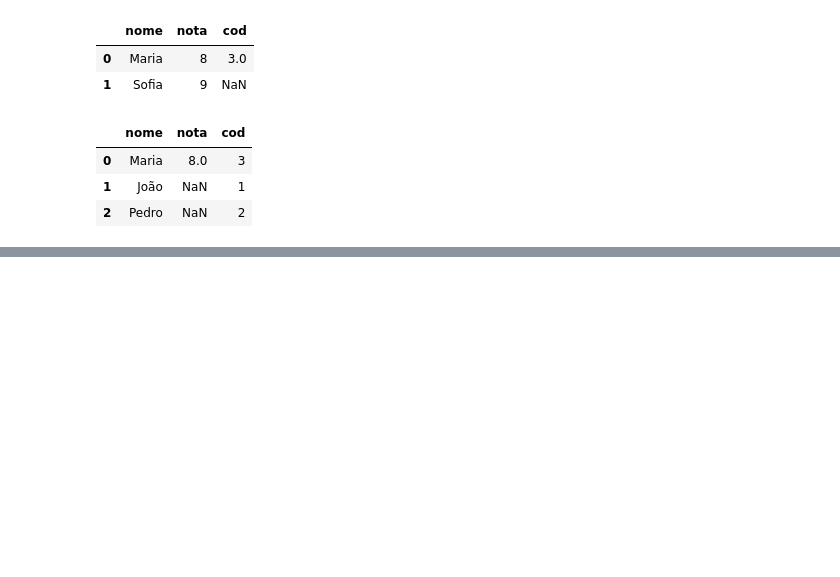
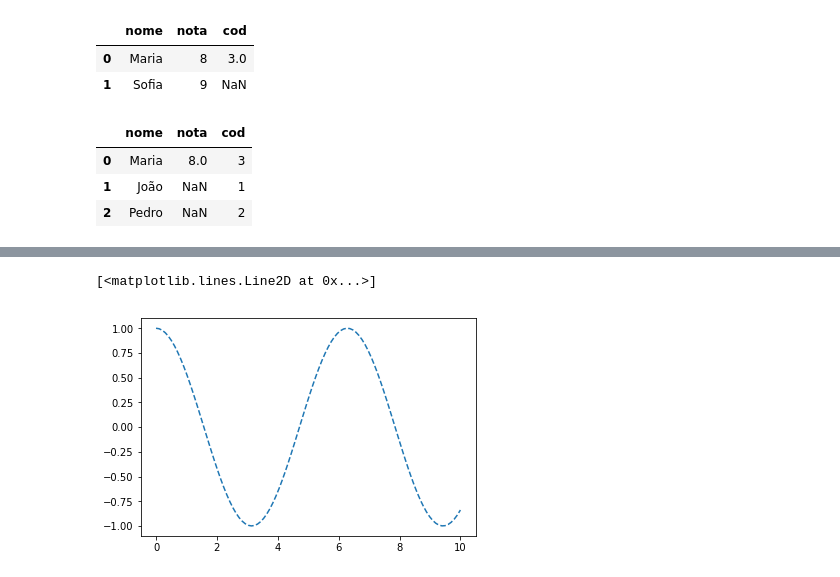
Before and after one commit to AndersonANascimento/udemy, a Jupyter notebook: Seção 6 - Pandas.ipynb, the cells around one changed output, grey strips where cells are left out. Saved outputs shown, nothing was run; the diff lists cells and outputs as text; code cells hidden in the pictures; blank space fills up the shorter version.

```diff
--- a/Seção 6 - Pandas.ipynb
+++ b/Seção 6 - Pandas.ipynb
@@ -1140,0 +1405,5 @@ pd.merge(alunos1, alunos2, how='right')
+# %%
+plt.plot(x, np.cos(x), '--')
+# %% [output]
+[<matplotlib.lines.Line2D at 0x...>]
+[figure, added]
```
Also changed, not shown: parts of 95 cells of this notebook, 3 other files.
